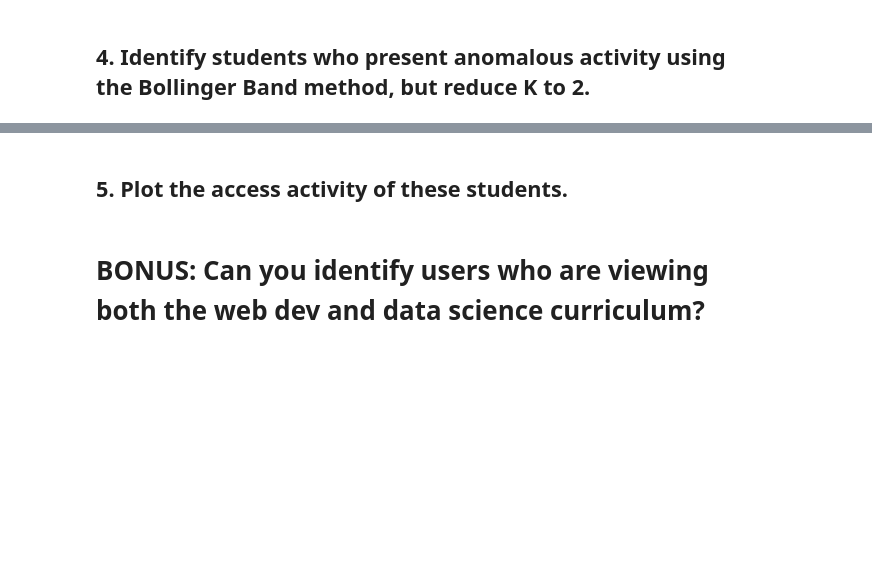
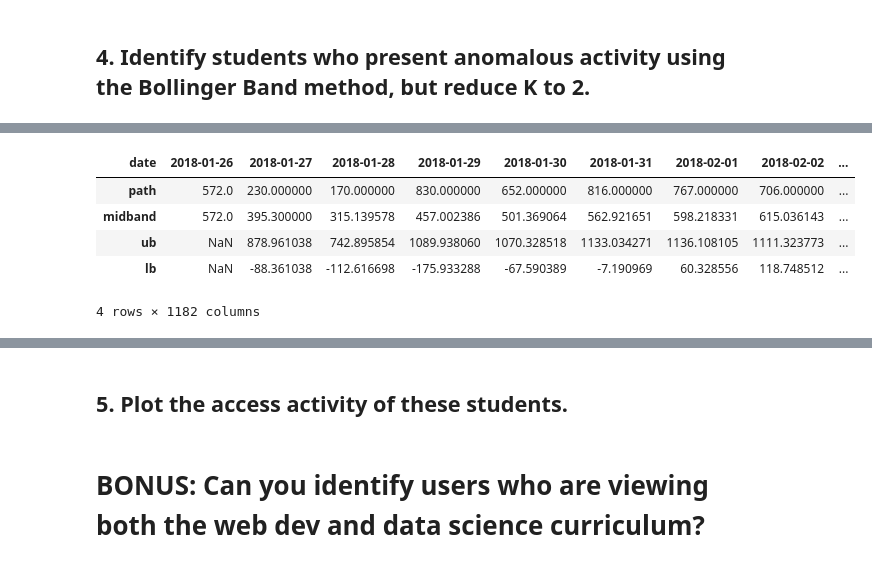
Before and after one commit to QMCBT-JustinEvans/anomaly-detection-exercises, a Jupyter notebook: time_series_anomaly_detection.ipynb, the cells around one changed output, grey strips where cells are left out. Drawn from its saved outputs; the diff is of its cells as text; code cells hidden in the pictures; blank space fills up the shorter version.

```diff
--- a/time_series_anomaly_detection.ipynb
+++ b/time_series_anomaly_detection.ipynb
@@ -297,2 +400,10 @@ Name: user_id, Length: 592, dtype: int64
 # %% [markdown]
 ## 4. Identify students who present anomalous activity using the Bollinger Band method, but reduce K to 2.
+# %%
+# set the window span
+span = 30
+
+# compute midband
+midband = path.ewm(span=span).mean()
+
+midband.head()
@@ -298,0 +468,11 @@ Name: user_id, Length: 592, dtype: int64
+# %%
+daily_click_traffic = pd.concat([path, midband, bb], axis=1)
+daily_click_traffic.columns = ['path', 'midband', 'ub', 'lb']
+daily_click_traffic.T
+# %% [output]
+| date | 2018-01-26 | 2018-01-27 | 2018-01-28 | 2018-01-29 | 2018-01-30 | 2018-01-31 | 2018-02-01 | 2018-02-02 | ... |
+| path | 572.0 | 230.000000 | 170.000000 | 830.000000 | 652.000000 | 816.000000 | 767.000000 | 706.000000 | ... |
+| midband | 572.0 | 395.300000 | 315.139578 | 457.002386 | 501.369064 | 562.921651 | 598.218331 | 615.036143 | ... |
+| ub | NaN | 878.961038 | 742.895854 | 1089.938060 | 1070.328518 | 1133.034271 | 1136.108105 | 1111.323773 | ... |
+| lb | NaN | -88.361038 | -112.616698 | -175.933288 | -67.590389 | -7.190969 | 60.328556 | 118.748512 | ... |
+4 rows × 1182 columns
```
Also changed, not shown: parts of 19 cells of this notebook.
